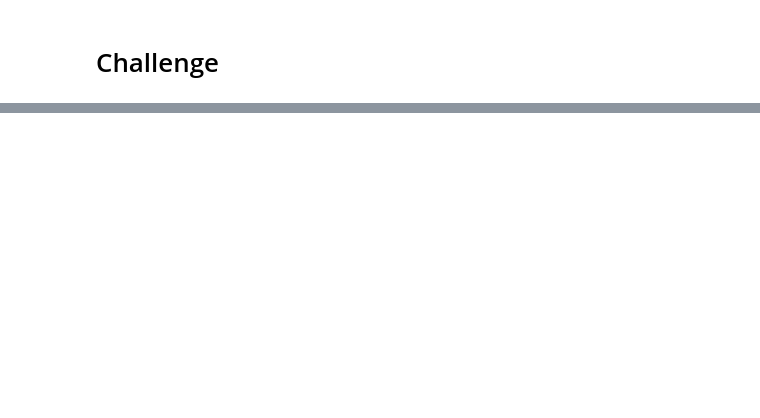
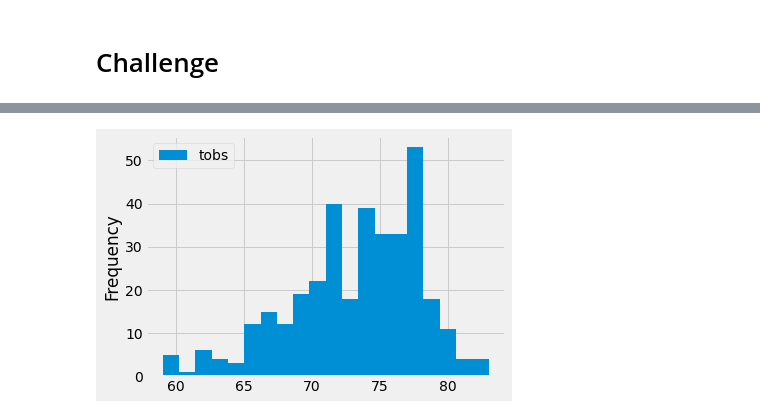
Before and after one commit to leonkelvin2000/surfs_up, a Jupyter notebook: climate_analysis.ipynb, the cells around one changed output, grey strips where cells are left out. Saved outputs shown, nothing was run; the diff lists cells and outputs as text; code cells hidden in the pictures; blank space fills up the shorter version.

```diff
--- a/climate_analysis.ipynb
+++ b/climate_analysis.ipynb
@@ -128,0 +179,6 @@ df.describe()
+# %%
+# Skill Drill
+df.plot.hist(bins=20)
+plt.tight_layout()
+# %% [output]
+[figure, added]
```
Also changed, not shown: parts of 9 cells of this notebook.
